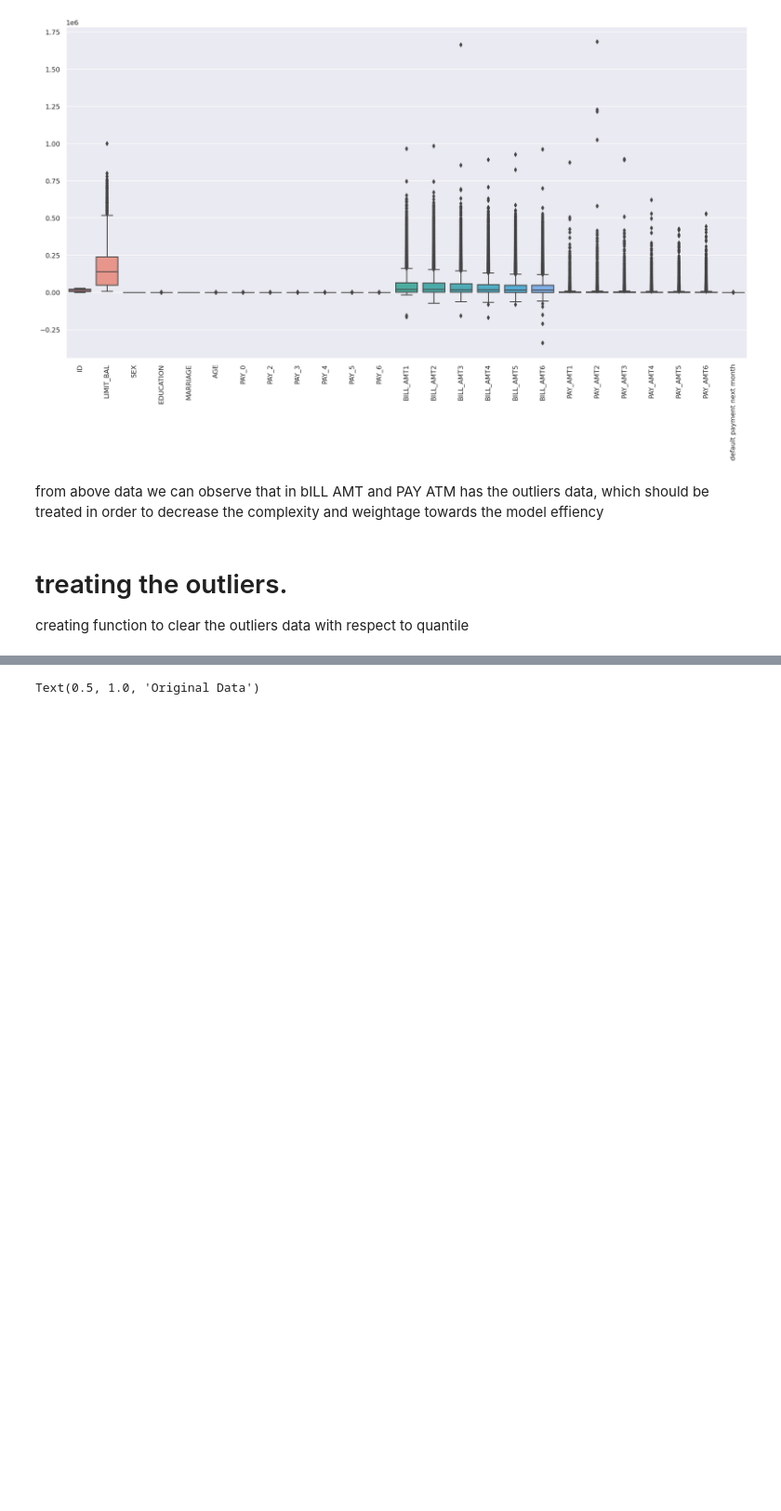
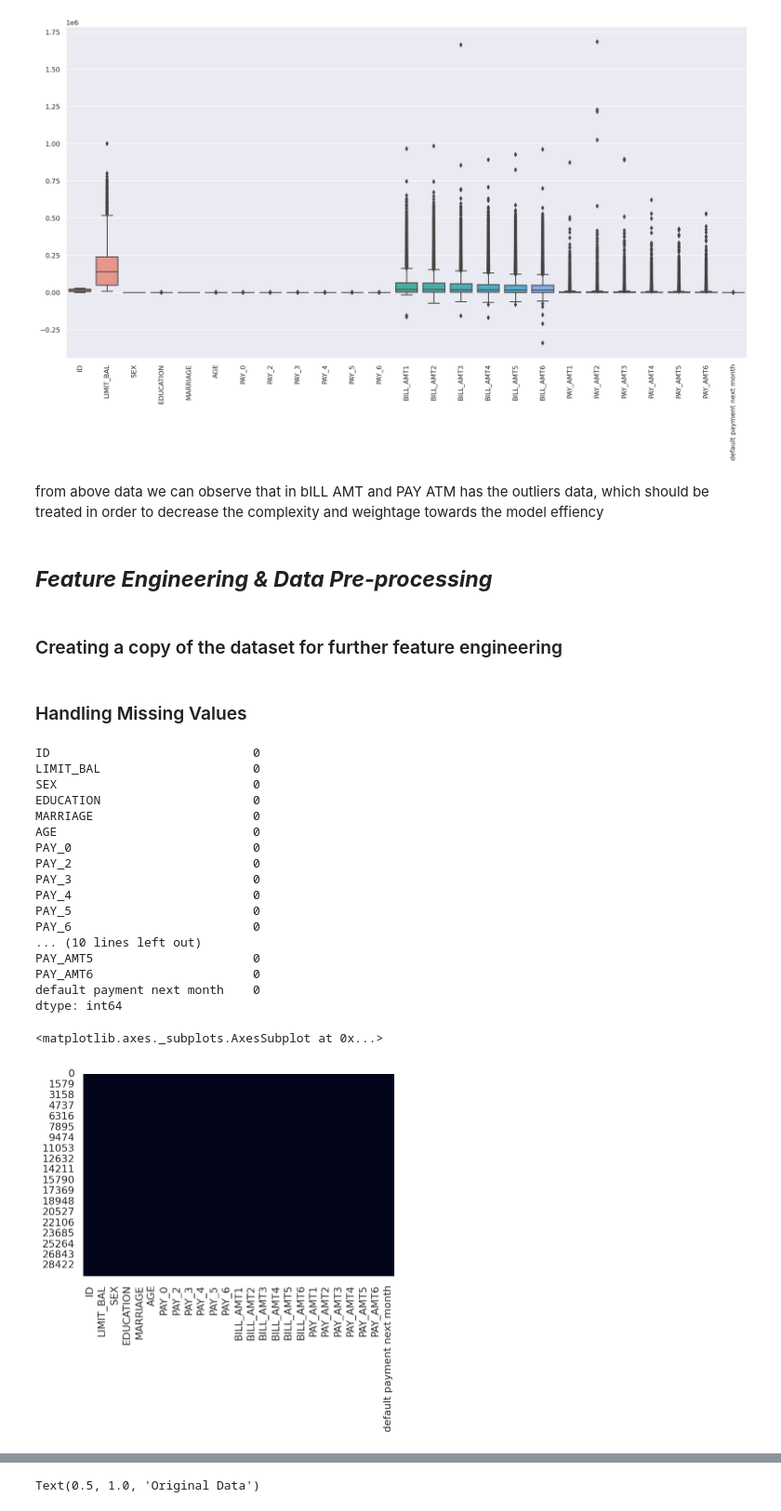
Before and after one commit to sanjayyanadi/supervised_model_classification, a Jupyter notebook: Credit_Card_Default_Prediction_Capstone_Project.ipynb, the cells around one changed output, grey strips where cells are left out. Shown at 93% size. Saved outputs shown, nothing was run; the diff lists cells and outputs as text; code cells hidden in the pictures; blank space fills up the shorter version.

```diff
--- a/Credit_Card_Default_Prediction_Capstone_Project.ipynb
+++ b/Credit_Card_Default_Prediction_Capstone_Project.ipynb
@@ -411,3 +495,4 @@ continuous_variable = ['LIMIT_BAL','BILL_AMT1','BILL_AMT2','BILL_AMT3','BILL_AMT
-# %% [markdown]
-# treating the outliers.
-creating function to clear the outliers data with respect to quantile
+# %% [markdown]
+## ***Feature Engineering & Data Pre-processing***
+# %% [markdown]
+### Creating a copy of the dataset for further feature engineering
@@ -413,0 +502,28 @@ creating function to clear the outliers data with respect to quantile
+# %% [markdown]
+### Handling Missing Values
+# %%
+# Missing Values/Null Values Count
+print(df.isnull().sum())
+
+# Visualizing the missing values
+sns.heatmap(df.isnull(), cbar=False)
+# %% [output]
+ID                            0
+LIMIT_BAL                     0
+SEX                           0
+EDUCATION                     0
+MARRIAGE                      0
+AGE                           0
+PAY_0                         0
+PAY_2                         0
+PAY_3                         0
+PAY_4                         0
+PAY_5                         0
+PAY_6                         0
+... (10 lines left out)
+PAY_AMT5                      0
+PAY_AMT6                      0
+default payment next month    0
+dtype: int64
+<matplotlib.axes._subplots.AxesSubplot at 0x...>
+[figure, added]
```
Also changed, not shown: parts of 70 cells of this notebook.
